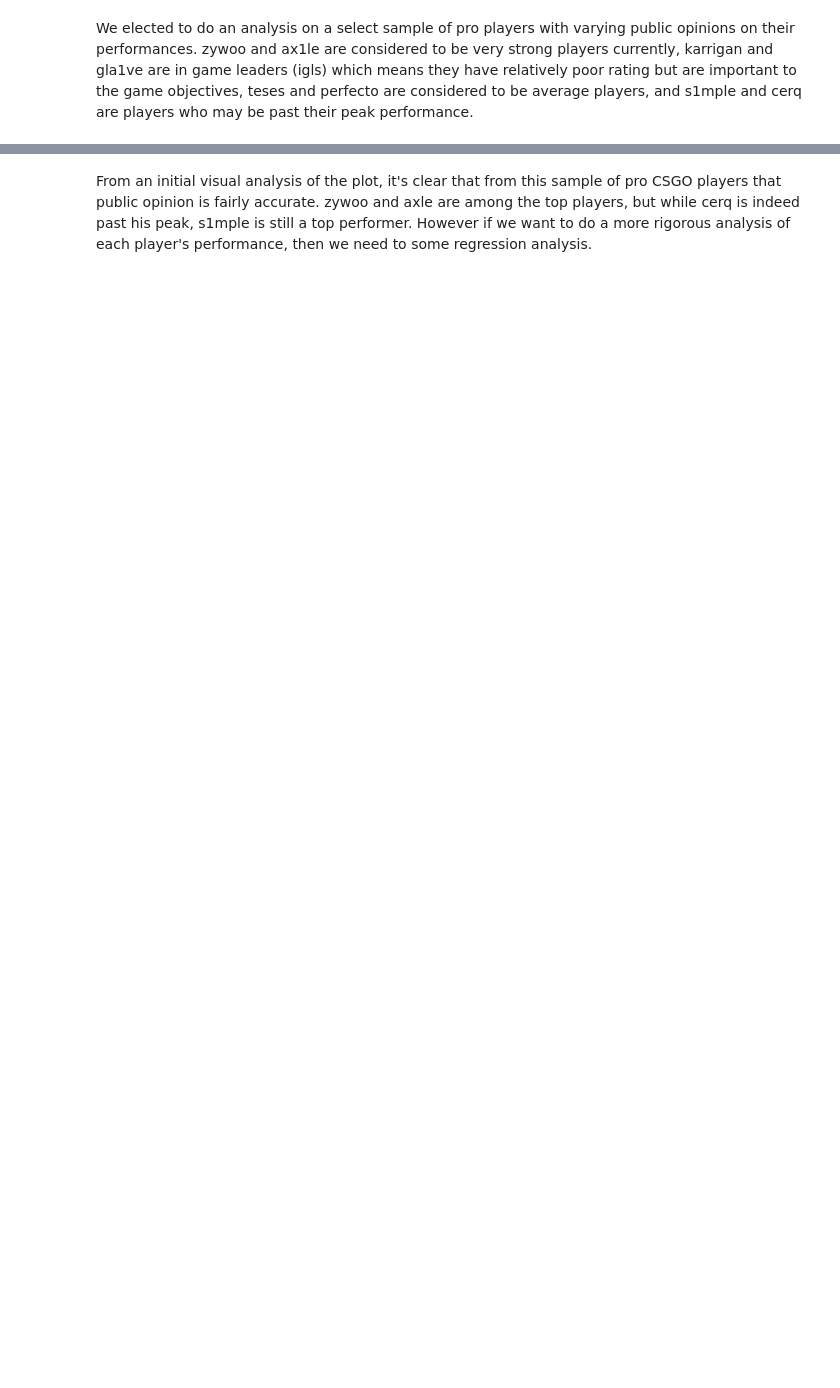
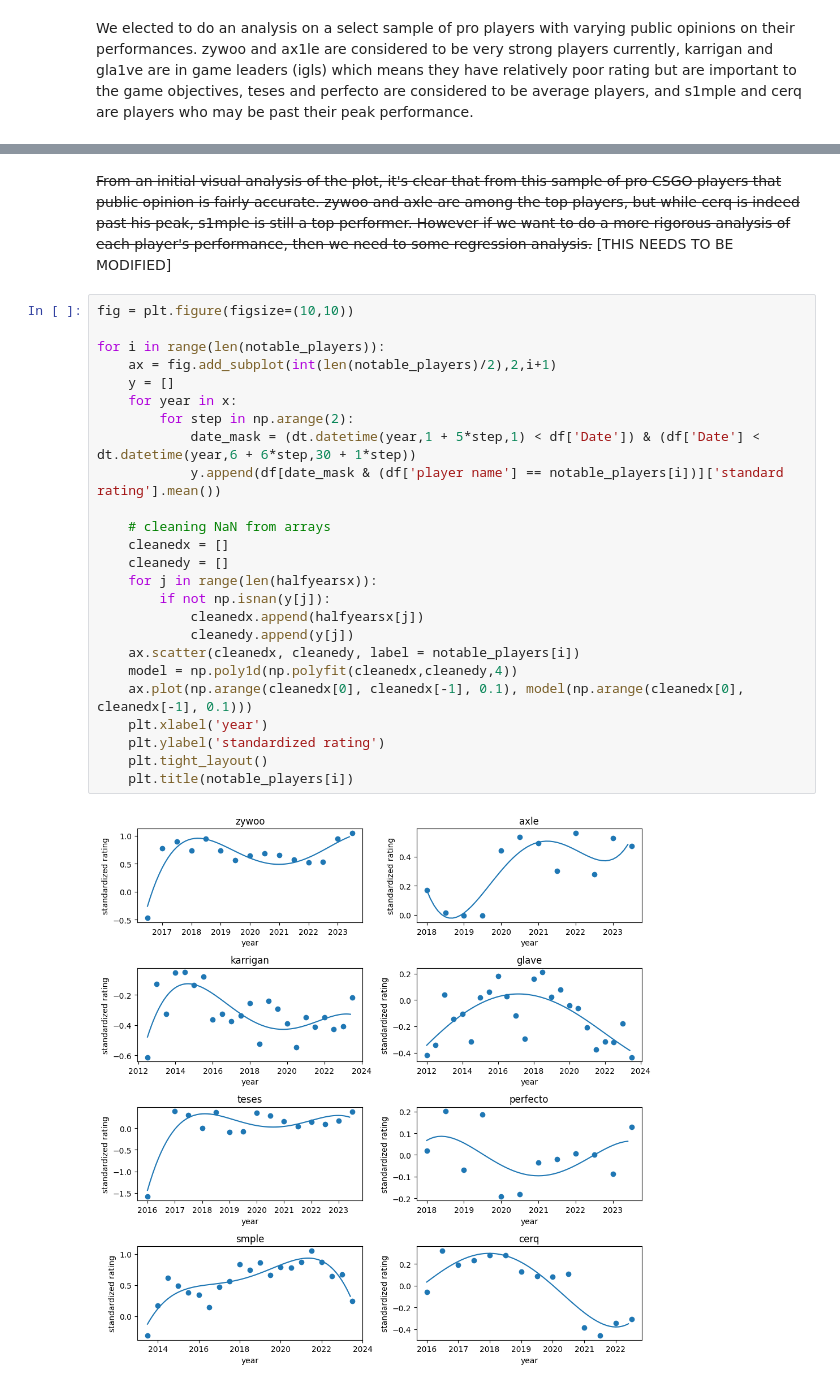
Before and after one commit to condulences/condulences.github.io, a Jupyter notebook: final.ipynb, the cells around one changed output, grey strips where cells are left out. Saved outputs shown, nothing was run; the diff lists cells and outputs as text; blank space fills up the shorter version.

```diff
--- a/final.ipynb
+++ b/final.ipynb
@@ -163,2 +167,29 @@ Text(0.5, 1.0, 'Average yearly rating')
 # %% [markdown]
-From an initial visual analysis of the plot, it's clear that from this sample of pro CSGO players that public opinion is fairly accurate. zywoo and axle are among the top players, but while cerq is indeed past his peak, s1mple is still a top performer. However if we want to do a more rigorous analysis of each player's performance, then we need to some regression analysis.
+~~From an initial visual analysis of the plot, it's clear that from this sample of pro CSGO players that public opinion is fairly accurate. zywoo and axle are among the top players, but while cerq is indeed past his peak, s1mple is still a top performer. However if we want to do a more rigorous analysis of each player's performance, then we need to some regression analysis.~~ [THIS NEEDS TO BE MODIFIED]
+# %%
+fig = plt.figure(figsize=(10,10))
+
+for i in range(len(notable_players)):
+    ax = fig.add_subplot(int(len(notable_players)/2),2,i+1)
+    y = []
+    for year in x:
+        for step in np.arange(2):
+            date_mask = (dt.datetime(year,1 + 5*step,1) < df['Date']) & (df['Date'] < dt.datetime(year,6 + 6*step,30 + 1*step))
+            y.append(df[date_mask & (df['player name'] == notable_players[i])]['standard rating'].mean())
+
+    # cleaning NaN from arrays
+    cleanedx = []
+    cleanedy = []
+    for j in range(len(halfyearsx)):
+        if not np.isnan(y[j]):
+            cleanedx.append(halfyearsx[j])
+            cleanedy.append(y[j])
+    ax.scatter(cleanedx, cleanedy, label = notable_players[i])
+    model = np.poly1d(np.polyfit(cleanedx,cleanedy,4))
+    ax.plot(np.arange(cleanedx[0], cleanedx[-1], 0.1), model(np.arange(cleanedx[0], cleanedx[-1], 0.1)))
+    plt.xlabel('year')
+    plt.ylabel('standardized rating')
+    plt.tight_layout()
+    plt.title(notable_players[i])
+# %% [output]
+[figure, added]
```
Also changed, not shown: parts of 3 cells of this notebook.
